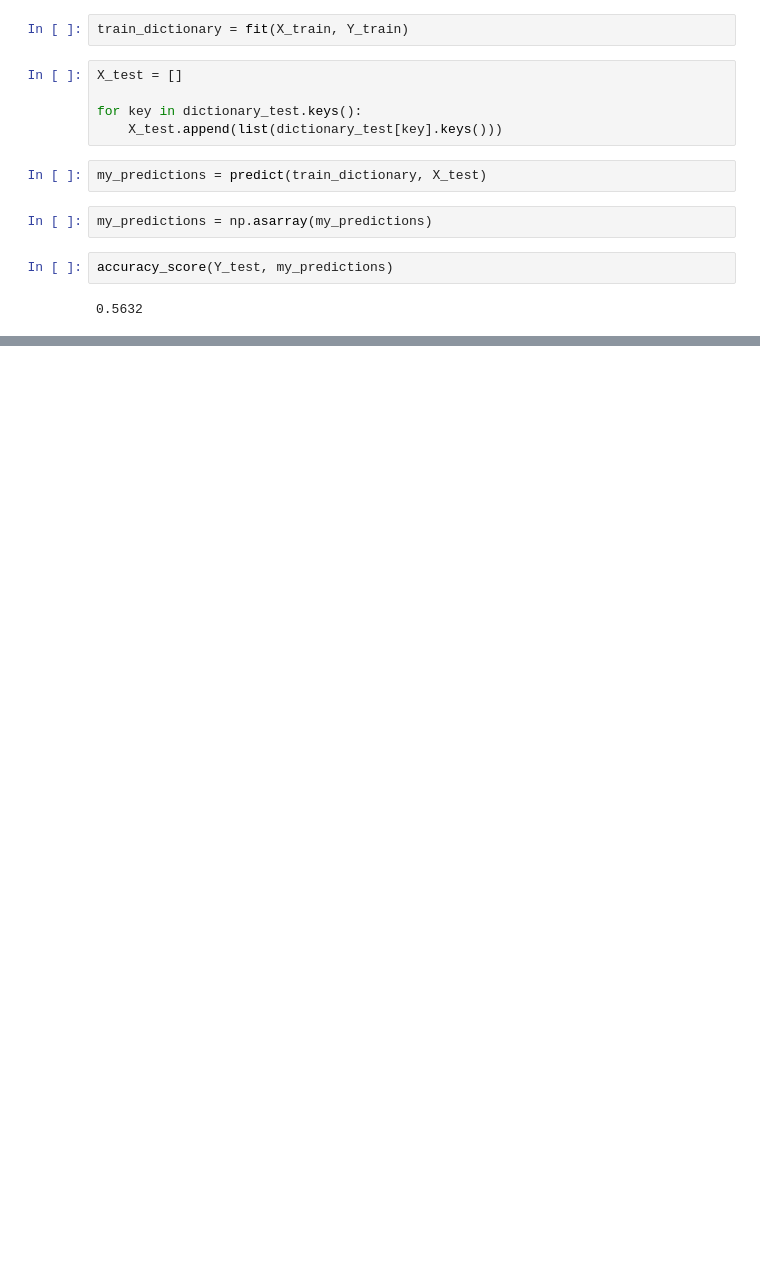
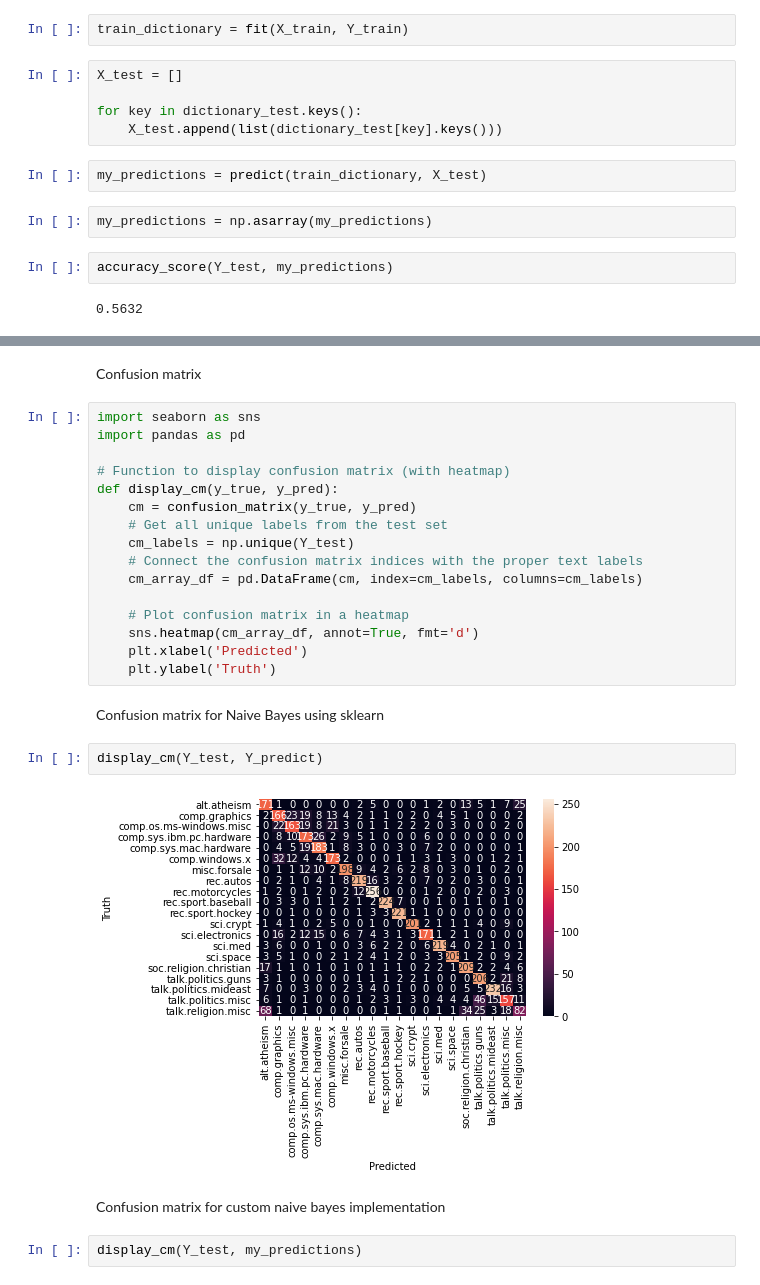
Before and after one commit to GiantSweetroll/uow-foundations-ai, a Jupyter notebook: Lab/assignment2/Multinomial Naive Bayes- BOW with TF.ipynb, the cells around one changed output, grey strips where cells are left out. Drawn from its saved outputs; the diff is of its cells as text; blank space fills up the shorter version.

```diff
--- a/Lab/assignment2/Multinomial Naive Bayes- BOW with TF.ipynb
+++ b/Lab/assignment2/Multinomial Naive Bayes- BOW with TF.ipynb
@@ -537,0 +536,28 @@ comp.sys.ibm.pc.hardware       0.63      0.57      0.60       240
+# %% [markdown]
+Confusion matrix
+# %%
+import seaborn as sns
+import pandas as pd
+
+# Function to display confusion matrix (with heatmap)
+def display_cm(y_true, y_pred):
+    cm = confusion_matrix(y_true, y_pred)
+    # Get all unique labels from the test set
+    cm_labels = np.unique(Y_test)
+    # Connect the confusion matrix indices with the proper text labels
+    cm_array_df = pd.DataFrame(cm, index=cm_labels, columns=cm_labels)
+
+    # Plot confusion matrix in a heatmap
+    sns.heatmap(cm_array_df, annot=True, fmt='d')
+    plt.xlabel('Predicted')
+    plt.ylabel('Truth')
+# %% [markdown]
+Confusion matrix for Naive Bayes using sklearn
+# %%
+display_cm(Y_test, Y_predict)
+# %% [output]
+[figure, added]
+# %% [markdown]
+Confusion matrix for custom naive bayes implementation
+# %%
+display_cm(Y_test, my_predictions)
```
Also changed, not shown: parts of 8 cells of this notebook, 2 other files.
